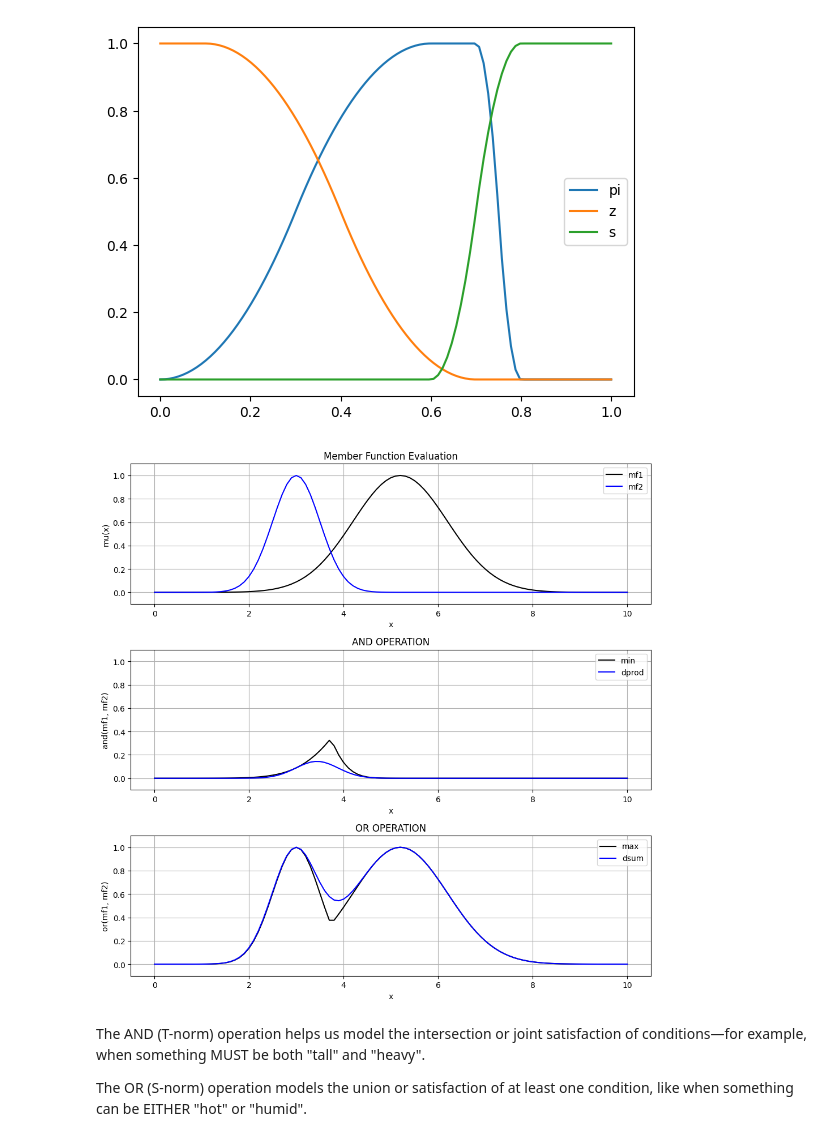
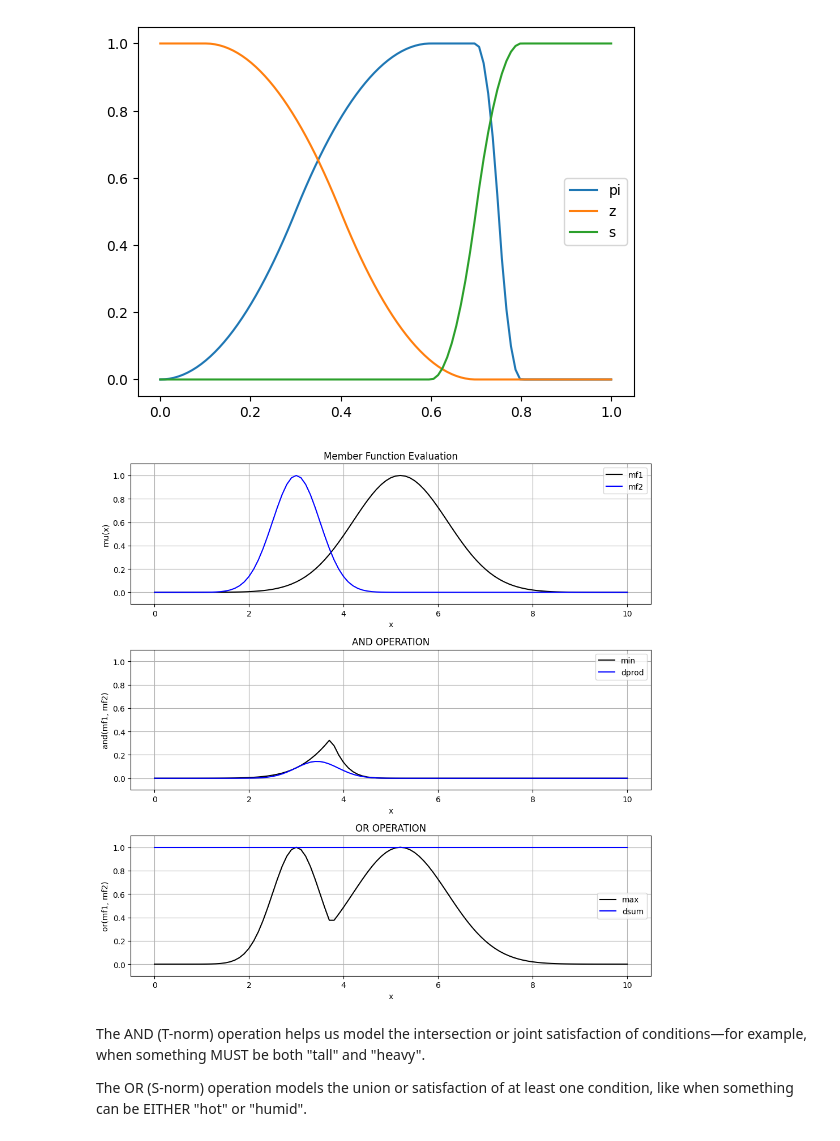
Before and after one commit to volodymyrkir/fuzzy_models_and_processing, a Jupyter notebook: lab_2/lab_2.ipynb, the cells around one changed output. Saved outputs shown, nothing was run; the diff lists cells and outputs as text; code cells hidden in the pictures.

```diff
--- a/lab_2/lab_2.ipynb
+++ b/lab_2/lab_2.ipynb
@@ -111,8 +111,11 @@ yy1 = np.fmin(y1, y2)             # min
 yy3 = y1 * y2                     # product (dprod)
 
 # S-norms (OR)
-yy2 = np.fmax(y1, y2)             # max
-yy4 = y1 + y2 - (y1 * y2)         # probabilistic sum (dsum)
+yy2 = np.fmax(y1, y2)
+
+yy4 = np.where(
+    (y1 == 0), y2, np.where((y2== 0), y1, 1)
+)
 
 plt.figure(figsize=(10, 10))
 
@@ -122,34 +125,34 @@ plt.plot(x, y2, 'b', label='mf2')
 plt.title('Member Function Evaluation')
 plt.xlabel('x')
 plt.ylabel('mu(x)')
 plt.legend()
 plt.ylim(-0.1, 1.1)
 plt.grid(True)
 
 plt.subplot(3, 1, 2)
 plt.plot(x, yy1, 'k', label='min')
 plt.plot(x, yy3, 'b', label='dprod')
 plt.title('AND OPERATION')
 plt.xlabel('x')
 plt.ylabel('and(mf1, mf2)')
 plt.legend()
 plt.ylim(-0.1, 1.1)
 plt.grid(True)
 
 plt.subplot(3, 1, 3)
 plt.plot(x, yy2, 'k', label='max')
 plt.plot(x, yy4, 'b', label='dsum')
 plt.title('OR OPERATION')
 plt.xlabel('x')
 plt.ylabel('or(mf1, mf2)')
 plt.legend()
 plt.ylim(-0.1, 1.1)
 plt.grid(True)
 
 plt.tight_layout()
 plt.show()
 # %% [output]
-[figure, old version]
+[figure, new version]
 # %% [markdown]
 The AND (T-norm) operation helps us model the intersection or joint satisfaction of conditions—for example, when something MUST be both "tall" and "heavy".
 
```
